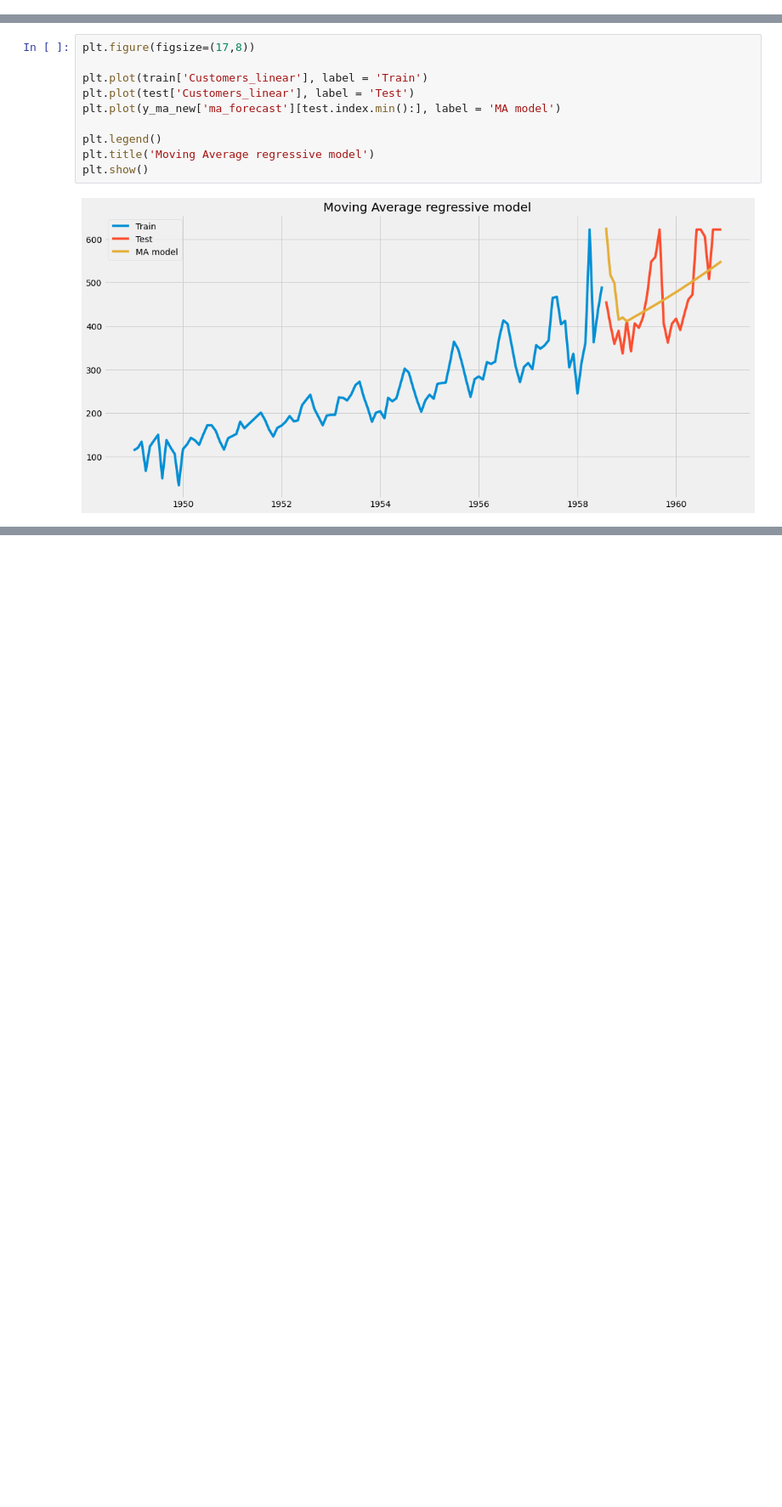
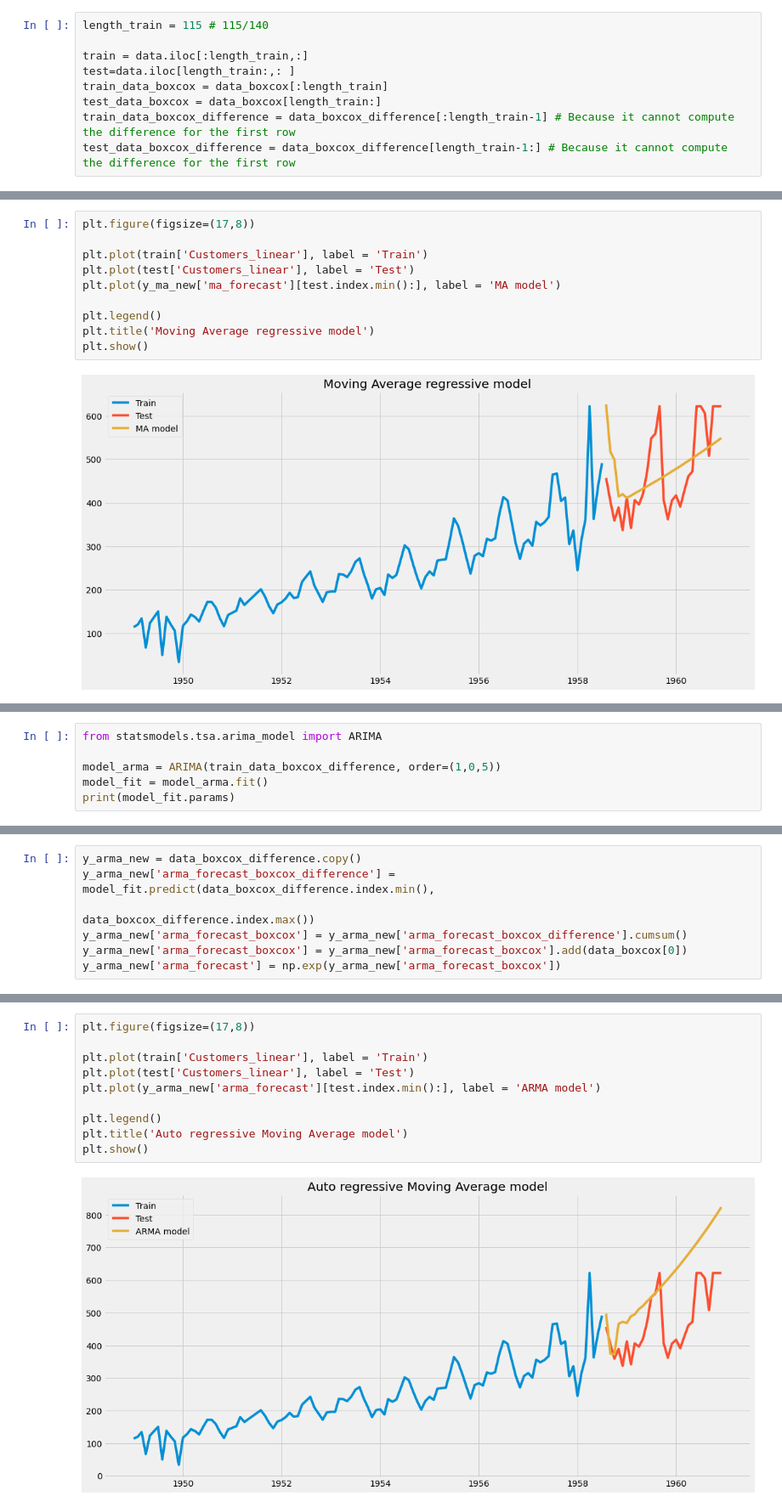
Before and after one commit to fardinafdideh/Machine-Learning-A-to-Z-using-Python, a Jupyter notebook: machine-learning-a-to-z.ipynb, the cells around one changed output, grey strips where cells are left out. Shown: that part at 85% size. Saved outputs shown, nothing was run; the diff lists cells and outputs as text; blank space fills up the shorter version.

Commit message:
ARMA

```diff
--- a/machine-learning-a-to-z.ipynb
+++ b/machine-learning-a-to-z.ipynb
@@ -282,3 +290,12 @@ plt.show()
+# %%
+length_train = 115 # 115/140
+
+train = data.iloc[:length_train,:]
+test=data.iloc[length_train:,: ]
+train_data_boxcox = data_boxcox[:length_train]
+test_data_boxcox = data_boxcox[length_train:]
+train_data_boxcox_difference = data_boxcox_difference[:length_train-1] # Because it cannot compute the difference for the first row
+test_data_boxcox_difference = data_boxcox_difference[length_train-1:] # Because it cannot compute the difference for the first row
 # %% [markdown]
 # (Simple) Auto Regressive Model
 Regressive model is forecasting the future observations as a linear regression of one or more past observations.
@@ -404,0 +428,6 @@ plt.show()
+# %%
+from statsmodels.tsa.arima_model import ARIMA
+
+model_arma = ARIMA(train_data_boxcox_difference, order=(1,0,5))
+model_fit = model_arma.fit()
+print(model_fit.params)
@@ -404,0 +445,7 @@ plt.show()
+# %%
+y_arma_new = data_boxcox_difference.copy()
+y_arma_new['arma_forecast_boxcox_difference'] = model_fit.predict(data_boxcox_difference.index.min(),
+                                                                  data_boxcox_difference.index.max())
+y_arma_new['arma_forecast_boxcox'] = y_arma_new['arma_forecast_boxcox_difference'].cumsum()
+y_arma_new['arma_forecast_boxcox'] = y_arma_new['arma_forecast_boxcox'].add(data_boxcox[0])
+y_arma_new['arma_forecast'] = np.exp(y_arma_new['arma_forecast_boxcox'])
@@ -404,0 +455,12 @@ plt.show()
+# %%
+plt.figure(figsize=(17,8))
+
+plt.plot(train['Customers_linear'], label = 'Train')
+plt.plot(test['Customers_linear'], label = 'Test')
+plt.plot(y_arma_new['arma_forecast'][test.index.min():], label = 'ARMA model')
+
+plt.legend()
+plt.title('Auto regressive Moving Average model')
+plt.show()
+# %% [output]
+[figure, added]
```
Also changed, not shown: parts of 25 cells of this notebook.
